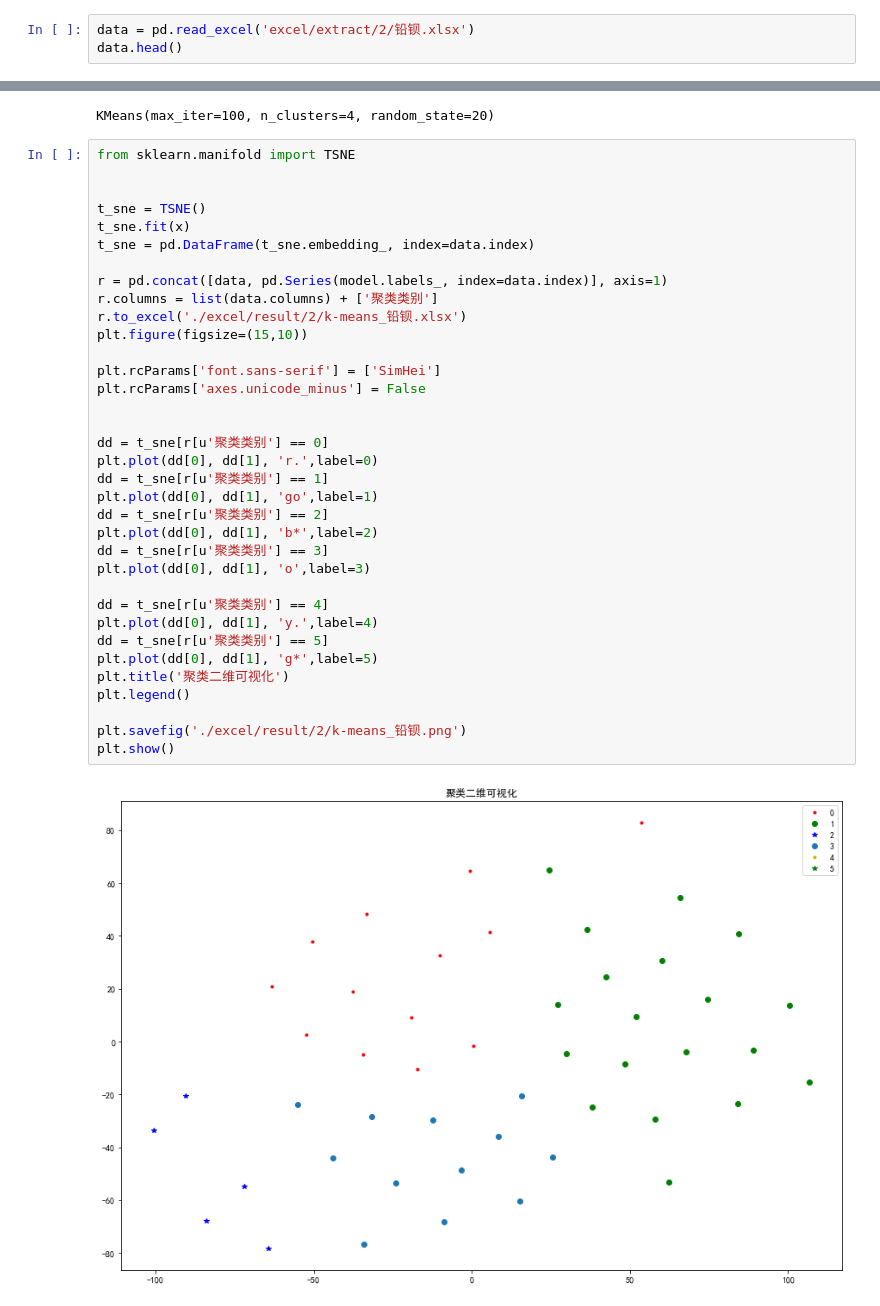
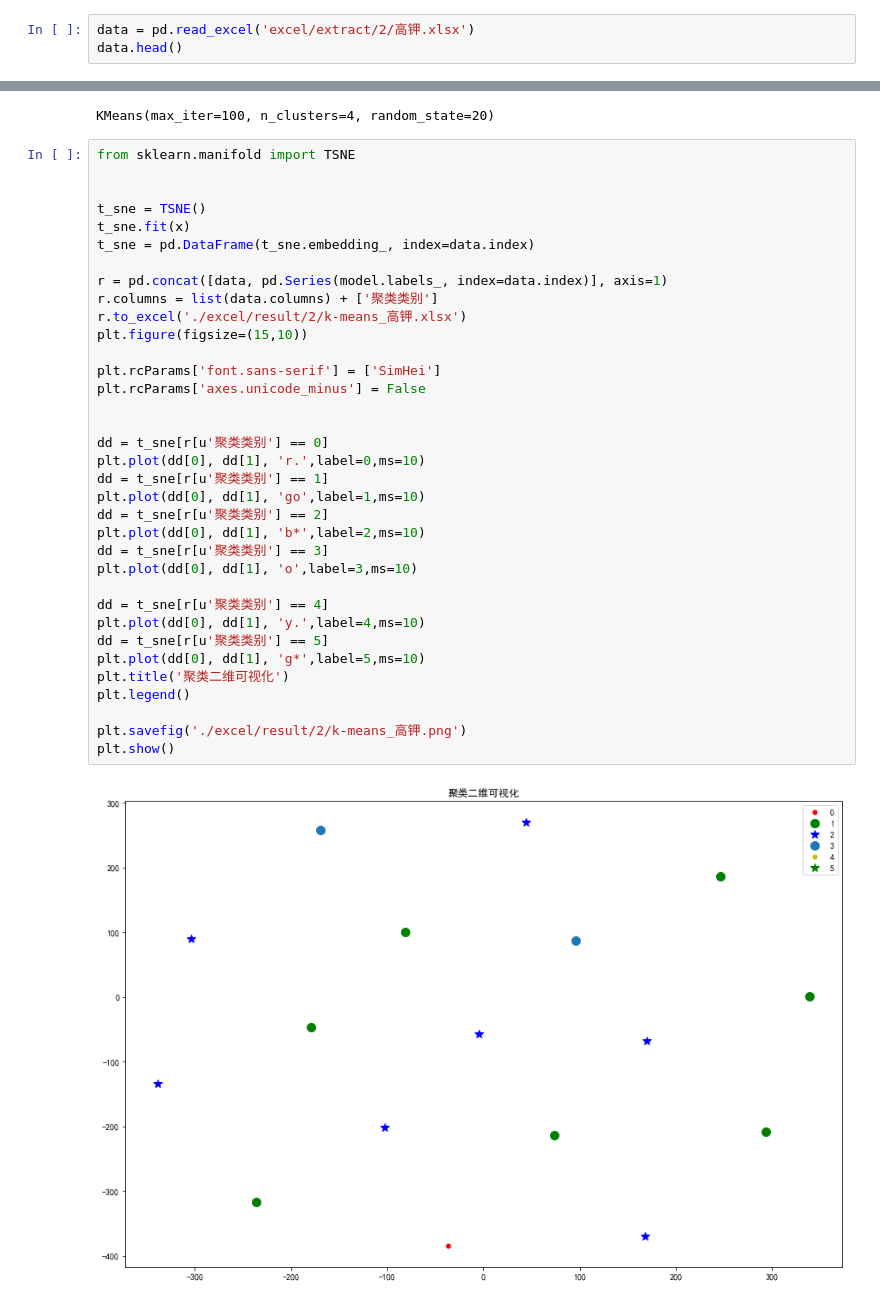
Before and after one commit to Fly-Pluche/2022-mathematical-modeling-C, a Jupyter notebook: solver/2_kmean.ipynb, the cells around one changed output, grey strips where cells are left out. Cells and saved outputs as stored; diff of their text form.

```diff
--- a/solver/2_kmean.ipynb
+++ b/solver/2_kmean.ipynb
@@ -25,7 +25,7 @@ from sklearn.metrics import roc_auc_score, precision_score, recall_score
 plt.rcParams['font.sans-serif'] = ['SimHei']
 plt.rcParams['axes.unicode_minus'] = False
 # %%
-data = pd.read_excel('excel/extract/2/铅钡.xlsx')
+data = pd.read_excel('excel/extract/2/高钾.xlsx')
 data.head()
 # %% [output]
 |  | 文物采样点 | 二氧化硅(SiO2) | 氧化钠(Na2O) | 氧化钾(K2O) | 氧化钙(CaO) | 氧化镁(MgO) | 氧化铝(Al2O3) | 氧化铁(Fe2O3) | 氧化铜(CuO) | ... |
@@ -77,37 +77,37 @@ KMeans(max_iter=100, n_clusters=4, random_state=20)
 # %%
 from sklearn.manifold import TSNE
 
 
 t_sne = TSNE()
 t_sne.fit(x)
 t_sne = pd.DataFrame(t_sne.embedding_, index=data.index)
 
 r = pd.concat([data, pd.Series(model.labels_, index=data.index)], axis=1)
 r.columns = list(data.columns) + ['聚类类别']
-r.to_excel('./excel/result/2/k-means_铅钡.xlsx')
+r.to_excel('./excel/result/2/k-means_高钾.xlsx')
 plt.figure(figsize=(15,10))
 
 plt.rcParams['font.sans-serif'] = ['SimHei']
 plt.rcParams['axes.unicode_minus'] = False
 
 
 dd = t_sne[r[u'聚类类别'] == 0]
-plt.plot(dd[0], dd[1], 'r.',label=0)
+plt.plot(dd[0], dd[1], 'r.',label=0,ms=10)
 dd = t_sne[r[u'聚类类别'] == 1]
-plt.plot(dd[0], dd[1], 'go',label=1)
+plt.plot(dd[0], dd[1], 'go',label=1,ms=10)
 dd = t_sne[r[u'聚类类别'] == 2]
-plt.plot(dd[0], dd[1], 'b*',label=2)
+plt.plot(dd[0], dd[1], 'b*',label=2,ms=10)
 dd = t_sne[r[u'聚类类别'] == 3]
-plt.plot(dd[0], dd[1], 'o',label=3)
+plt.plot(dd[0], dd[1], 'o',label=3,ms=10)
 
 dd = t_sne[r[u'聚类类别'] == 4]
-plt.plot(dd[0], dd[1], 'y.',label=4)
+plt.plot(dd[0], dd[1], 'y.',label=4,ms=10)
 dd = t_sne[r[u'聚类类别'] == 5]
-plt.plot(dd[0], dd[1], 'g*',label=5)
+plt.plot(dd[0], dd[1], 'g*',label=5,ms=10)
 plt.title('聚类二维可视化')
 plt.legend()
 
-plt.savefig('./excel/result/2/k-means_铅钡.png')
+plt.savefig('./excel/result/2/k-means_高钾.png')
 plt.show()
 # %% [output]
-[figure, old version]
+[figure, new version]
```
Also changed, not shown: parts of 4 cells of this notebook, 22 other files.
